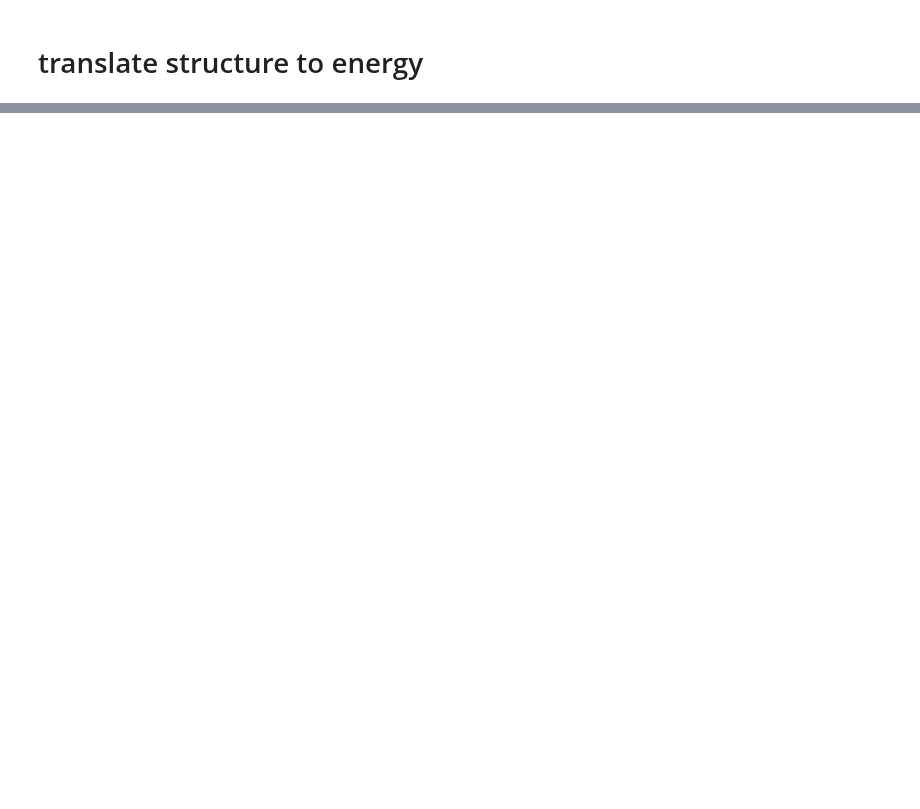
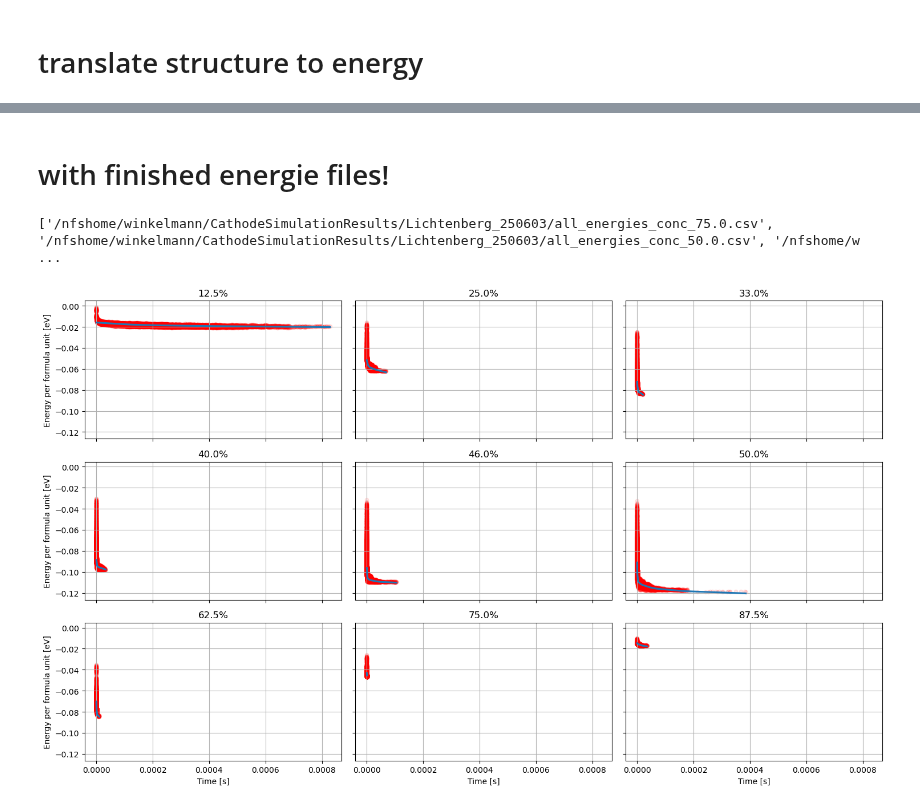
Before and after one commit to JohnLawrenceWargrave/jupyter_for_ARL, a Jupyter notebook: energies_over_time.ipynb, the cells around one changed output, grey strips where cells are left out. Cells and saved outputs as stored; diff of their text form; code cells hidden in the pictures; blank space fills up the shorter version.

Commit message:
more plotting also for energies

```diff
--- a/energies_over_time.ipynb
+++ b/energies_over_time.ipynb
@@ -71,4 +114,53 @@ KeyboardInterrupt:
+# %% [markdown]
+# with finished energie files!
 # %%
-#save resulting dataframes to csv
-for conc, df in dfs_energies.items():
-    df.to_csv(f'{simulation_folder}energies_and_time_{conc}.csv', index=False)
+#read files
+files_to_process = glob.glob(simulation_folder + 'all_energies_conc_*.csv')
+energies_and_time = {}
+print(files_to_process)
+for file in files_to_process:
+    df = pd.read_csv(file)
+    conc = file.split('_')[-1].strip('.csv')
+    energies_and_time[conc] = df
+# %% [output]
+['/nfshome/winkelmann/CathodeSimulationResults/Lichtenberg_250603/all_energies_conc_75.0.csv', '/nfshome/winkelmann/CathodeSimulationResults/Lichtenberg_250603/all_energies_conc_50.0.csv', '/nfshome/w ...
+# %%
+# Energy subplots per concentration
+concs = sorted(energies_and_time.keys(), key=float)
+n = len(concs)
+cols = min(3, n)               # choose columns (adjust)
+rows = math.ceil(n / cols)
+fig, axes = plt.subplots(rows, cols, figsize=(5*cols, 3*rows), sharex=True, sharey=True)
+axes_flat = axes.flatten() if isinstance(axes, np.ndarray) else [axes]
+
+for i, conc in enumerate(concs):
+    ax = axes_flat[i]
+    df = energies_and_time[conc]
+
+    # plot per-subplot (no CI fill)
+    sns.regplot(x=df['time'], y=df['energy_per_formula_unit'], ax=ax, scatter_kws={'s':20, 'alpha':0.1, 'color':'red'}, ci=95, order=1, lowess=True)
+
+    # add lineplot for bad regression
+    #if conc == '12.5':
+        #time = df['time in 1e+00 s'].round(6)
+        #sns.lineplot(x=time, y=df['MSD-Li'], ax=ax, color='green', estimator='mean', errorbar=('ci', 95), label='_nolegend_')
+
+    ax.set_title(f'{conc}%')
+
+    #ax.set_xlim(0, 2e-5)
+    #ax.set_ylim(0, 40)
+    ax.grid(True)
+
+for ax in axes.flat:
+    ax.set(xlabel='Time [s]', ylabel=f'Energy per formula unit [eV]')
+
+# Hide x labels and tick labels for all plots that are not
+for ax in axes.flat:
+    ax.label_outer()
+
+plt.legend([], [], frameon=False)
+plt.tight_layout()
+fig.savefig(f'{simulation_folder}kmc_energy_all_concentrations_subplots.png', dpi=300, bbox_inches='tight')
+plt.show()
+# %% [output]
+[figure, added]
```
Also changed, not shown: parts of 4 cells of this notebook, 1 other file.
